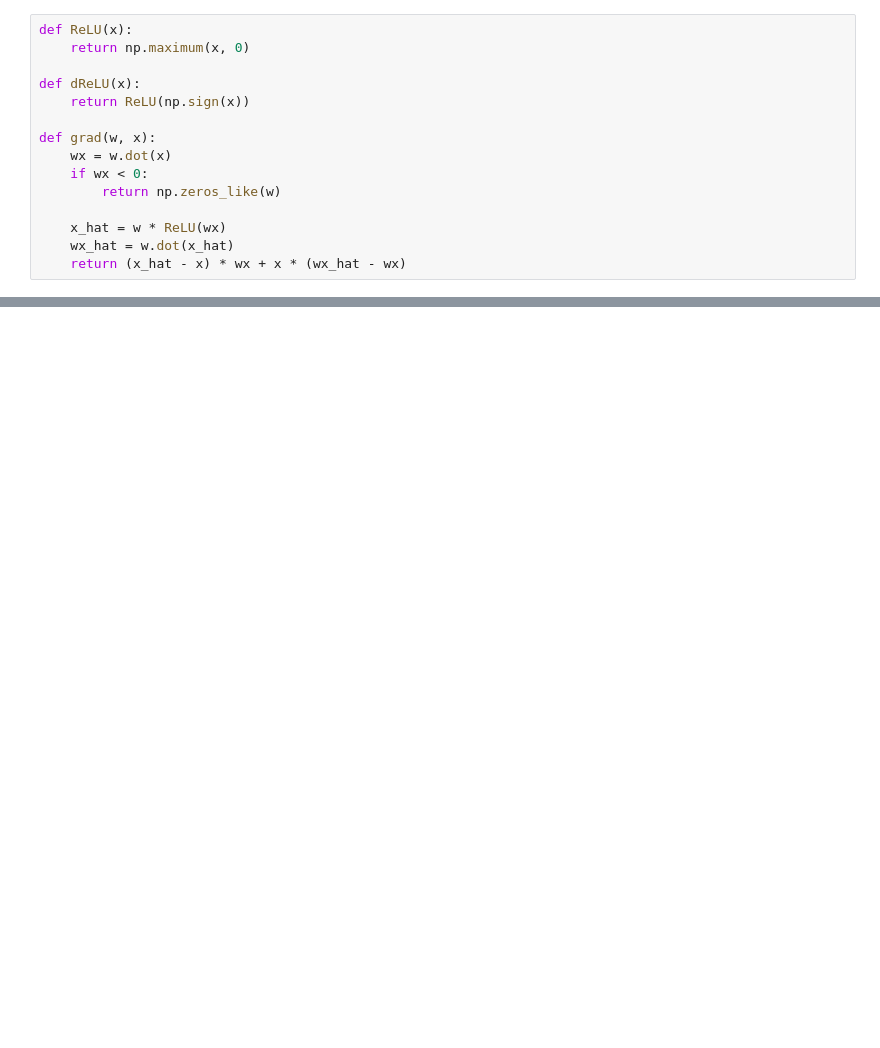
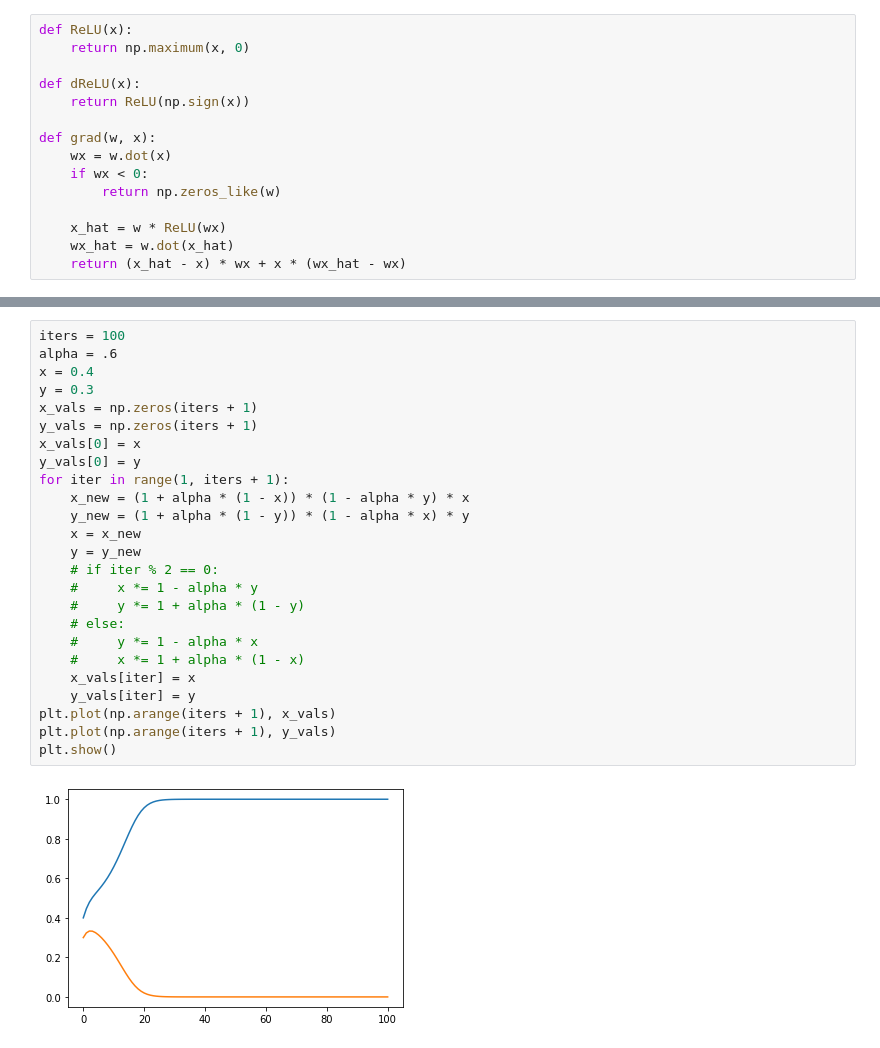
Before and after one commit to nikhil-ghosh-berkeley/gabor, a Jupyter notebook: notebooks/one-neuron-sgd.ipynb, the cells around one changed output, grey strips where cells are left out. Saved outputs shown, nothing was run; the diff lists cells and outputs as text; blank space fills up the shorter version.

```diff
--- a/notebooks/one-neuron-sgd.ipynb
+++ b/notebooks/one-neuron-sgd.ipynb
@@ -67,0 +136,27 @@ plt.show()
+# %%
+iters = 100
+alpha = .6
+x = 0.4
+y = 0.3
+x_vals = np.zeros(iters + 1)
+y_vals = np.zeros(iters + 1)
+x_vals[0] = x
+y_vals[0] = y
+for iter in range(1, iters + 1):
+    x_new = (1 + alpha * (1 - x)) * (1 - alpha * y) * x
+    y_new = (1 + alpha * (1 - y)) * (1 - alpha * x) * y
+    x = x_new
+    y = y_new
+    # if iter % 2 == 0:
+    #     x *= 1 - alpha * y
+    #     y *= 1 + alpha * (1 - y)
+    # else:
+    #     y *= 1 - alpha * x
+    #     x *= 1 + alpha * (1 - x)
+    x_vals[iter] = x
+    y_vals[iter] = y
+plt.plot(np.arange(iters + 1), x_vals)
+plt.plot(np.arange(iters + 1), y_vals)
+plt.show()
+# %% [output]
+[figure, added]
```
Also changed, not shown: parts of 10 cells of this notebook, 23 other files.
